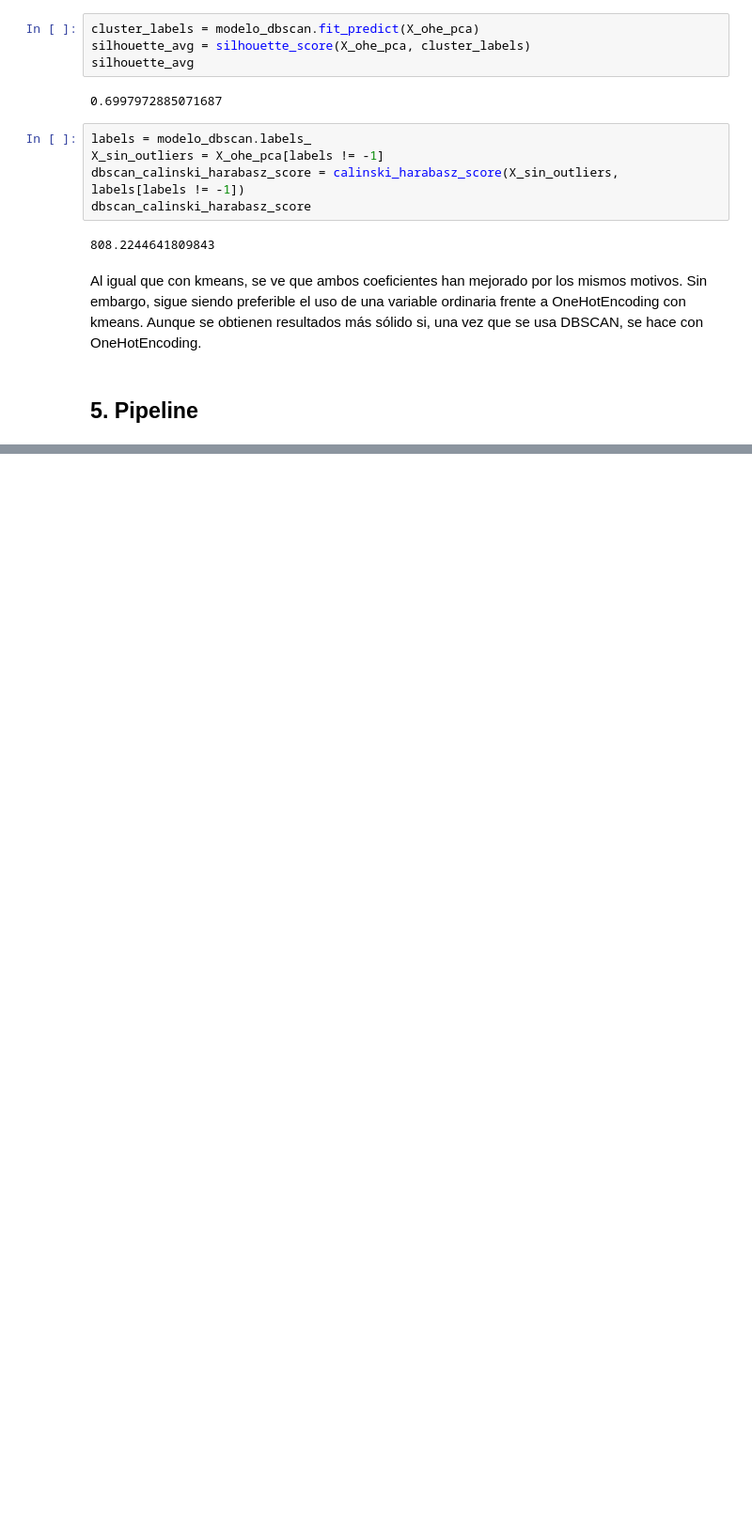
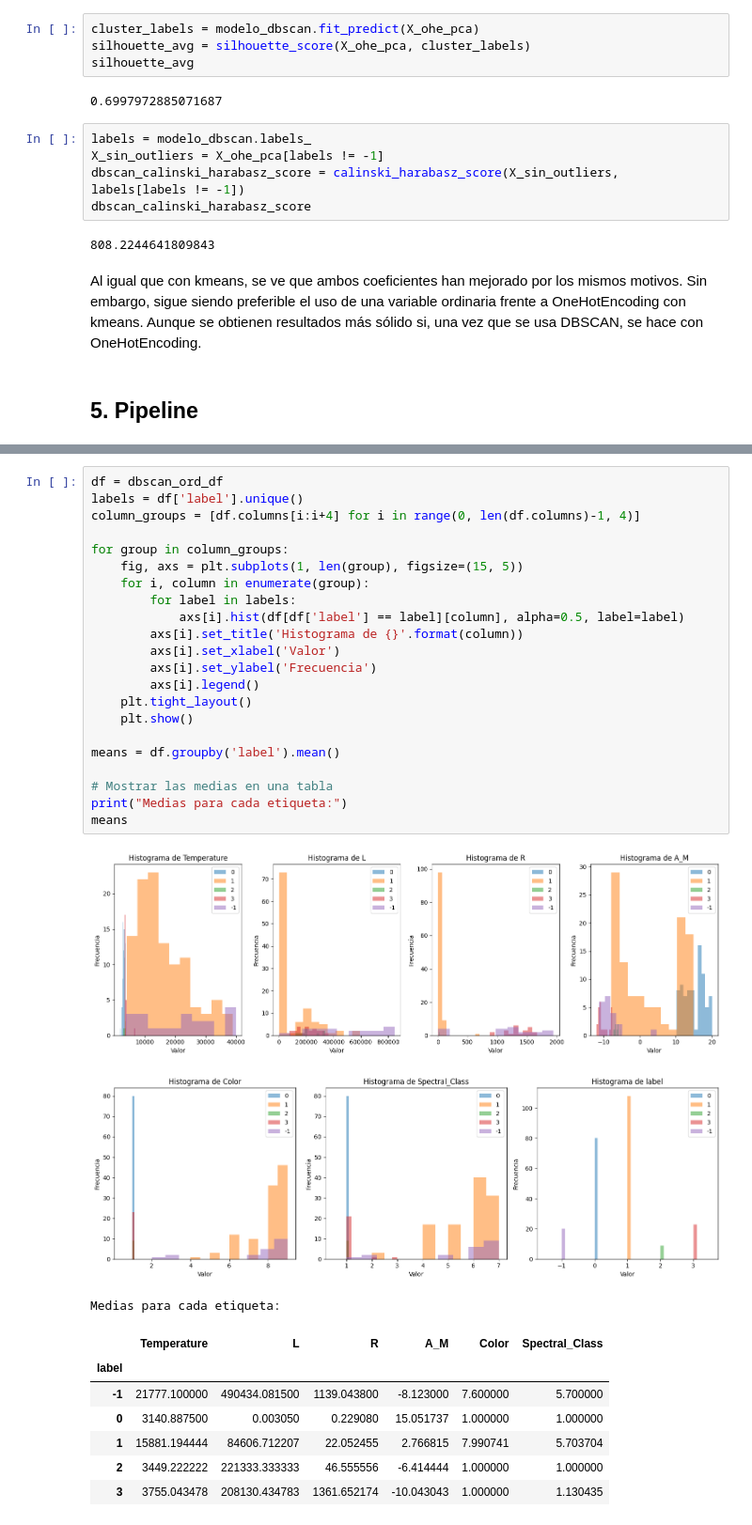
Before and after one commit to RodrigoMaroto/Practica2-ML, a Jupyter notebook: Practica2.ipynb, the cells around one changed output, grey strips where cells are left out. Shown at 94% size. Cells and saved outputs as stored; diff of their text form; blank space fills up the shorter version.

```diff
--- a/Practica2.ipynb
+++ b/Practica2.ipynb
@@ -701,0 +881,33 @@ En esta sección se propone un pipeline de clustering completo para abordar el p
+# %%
+df = dbscan_ord_df
+labels = df['label'].unique()
+column_groups = [df.columns[i:i+4] for i in range(0, len(df.columns)-1, 4)]
+
+for group in column_groups:
+    fig, axs = plt.subplots(1, len(group), figsize=(15, 5))
+    for i, column in enumerate(group):
+        for label in labels:
+            axs[i].hist(df[df['label'] == label][column], alpha=0.5, label=label)
+        axs[i].set_title('Histograma de {}'.format(column))
+        axs[i].set_xlabel('Valor')
+        axs[i].set_ylabel('Frecuencia')
+        axs[i].legend()
+    plt.tight_layout()
+    plt.show()
+
+means = df.groupby('label').mean()
+
+# Mostrar las medias en una tabla
+print("Medias para cada etiqueta:")
+means
+# %% [output]
+[figure, added]
+[figure, added]
+Medias para cada etiqueta:
+|  | Temperature | L | R | A_M | Color | Spectral_Class |
+| label |  |  |  |  |  |  |
+| -1 | 21777.100000 | 490434.081500 | 1139.043800 | -8.123000 | 7.600000 | 5.700000 |
+| 0 | 3140.887500 | 0.003050 | 0.229080 | 15.051737 | 1.000000 | 1.000000 |
+| 1 | 15881.194444 | 84606.712207 | 22.052455 | 2.766815 | 7.990741 | 5.703704 |
+| 2 | 3449.222222 | 221333.333333 | 46.555556 | -6.414444 | 1.000000 | 1.000000 |
+| 3 | 3755.043478 | 208130.434783 | 1361.652174 | -10.043043 | 1.000000 | 1.130435 |
```
Also changed, not shown: parts of 20 cells of this notebook.
